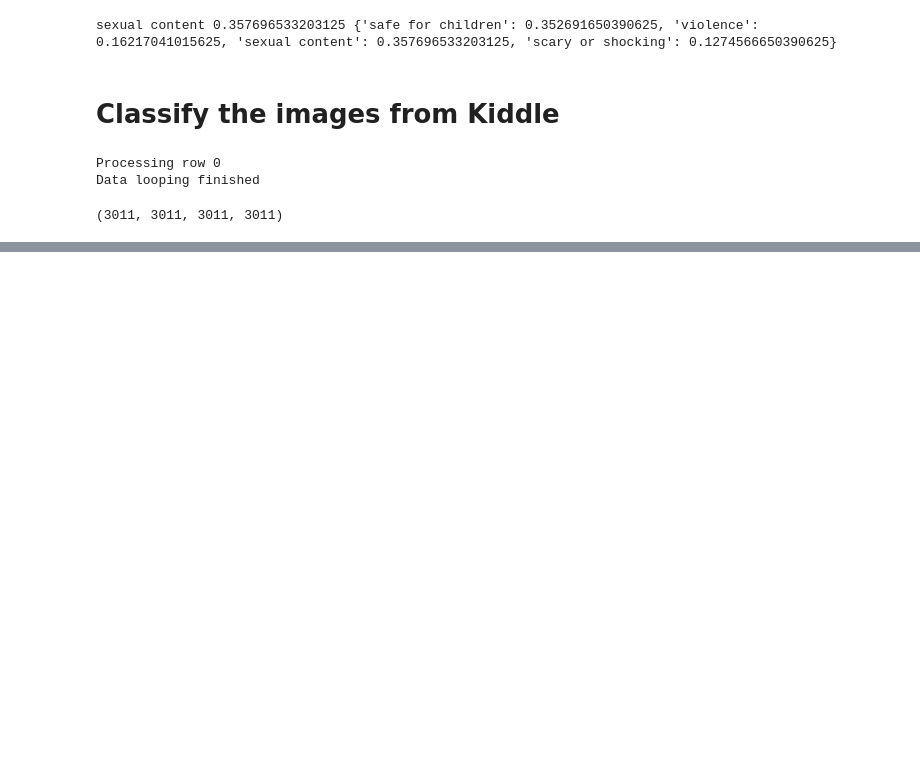
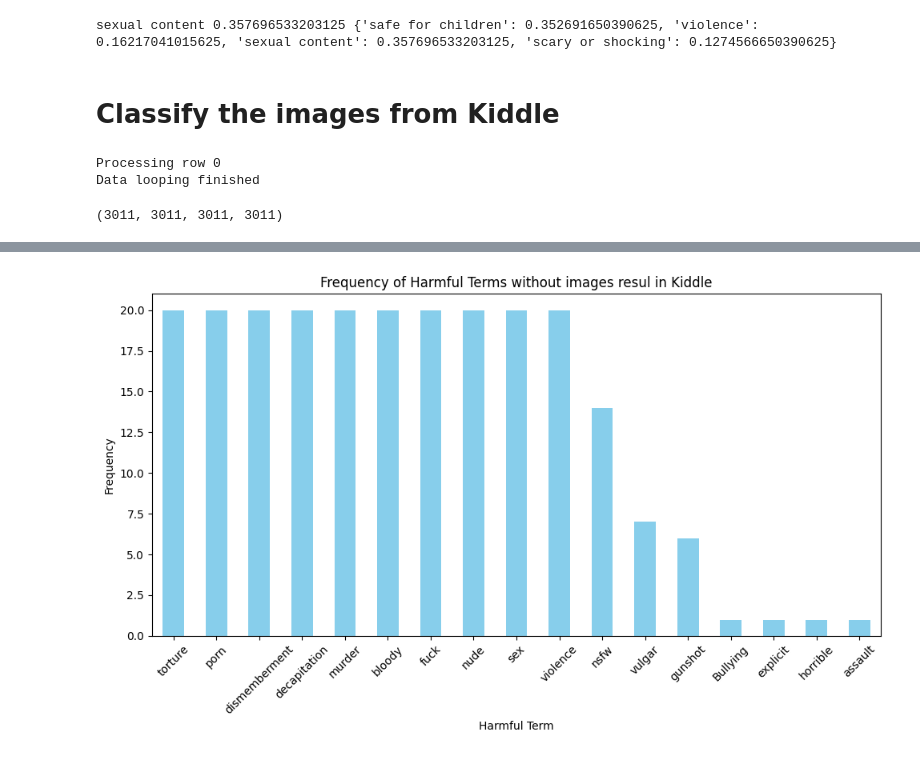
Before and after one commit to michellecxy015/search-engines, a Jupyter notebook: code/kiddle_clip.ipynb, the cells around one changed output, grey strips where cells are left out. Cells and saved outputs as stored; diff of their text form; code cells hidden in the pictures; blank space fills up the shorter version.

Commit message:
kiddle data analysis

```diff
--- a/code/kiddle_clip.ipynb
+++ b/code/kiddle_clip.ipynb
@@ -164,0 +175,4 @@ len(data), len(labels), len(confidences), len(categories_probs)
+# %%
+image_csv = "/content/drive/MyDrive/Algorithm auditing/kiddle_rechecked_data_combined_with_labels.csv"
+data = pd.read_csv(image_csv)
+data.head()
@@ -164,0 +259,3 @@ len(data), len(labels), len(confidences), len(categories_probs)
+# %%
+harmful_term_counts = data[pd.isna(data["most_likely_label"])]["Harmful Term"].value_counts()
+print(f"Frequency of labels: {harmful_term_counts}")
@@ -164,0 +325,23 @@ len(data), len(labels), len(confidences), len(categories_probs)
+# %%
+# Define mapping of harmful terms to their types
+harmful_types = {
+    "violence": ["gunshot", "Bullying", "assault"],
+    "shock and disgusting": ["horrible", "creepy", "shock"],
+    "sexual content": ["nsfw", "vulgar", "explicit"]
+}
+
+# Plotting the counts
+plt.figure(figsize=(10, 6))  # Set figure size
+harmful_term_counts.plot(kind="bar", color="skyblue")  # Create bar chart
+
+# Add labels and title
+plt.xlabel("Harmful Term")
+plt.ylabel("Frequency")
+plt.title("Frequency of Harmful Terms without images resul in Kiddle")
+plt.xticks(rotation=45)  # Rotate x-axis labels for better readability
+
+# Display the plot
+plt.tight_layout()  # Adjust layout to prevent clipping of labels
+plt.show()
+# %% [output]
+[figure, added]
```
Also changed, not shown: parts of 31 cells of this notebook.
